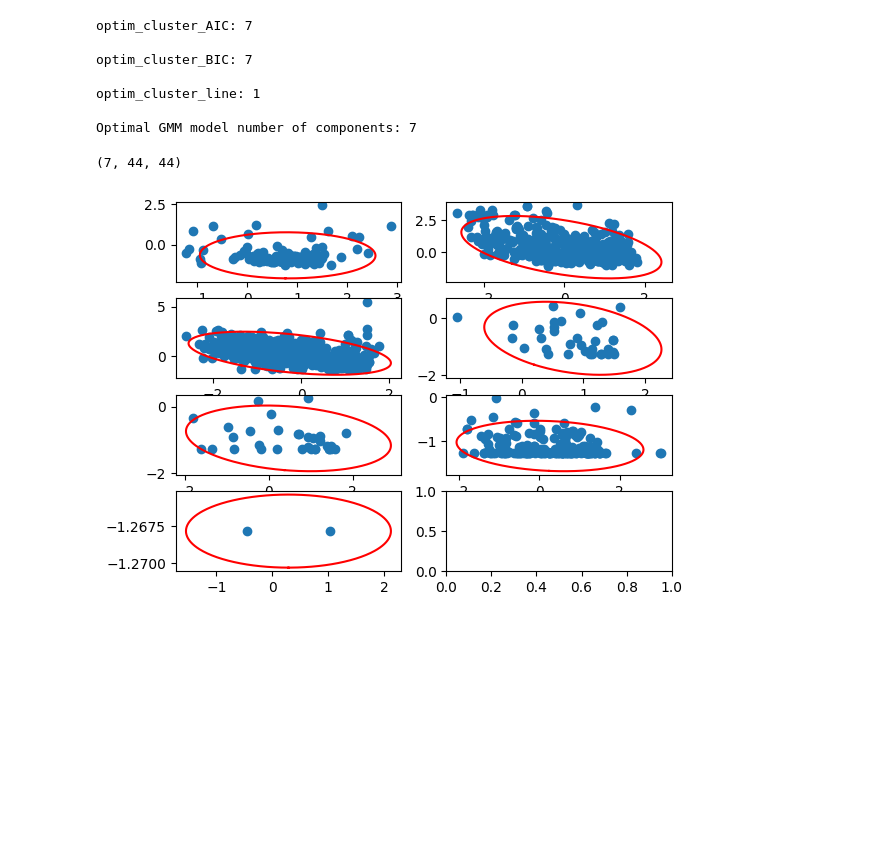
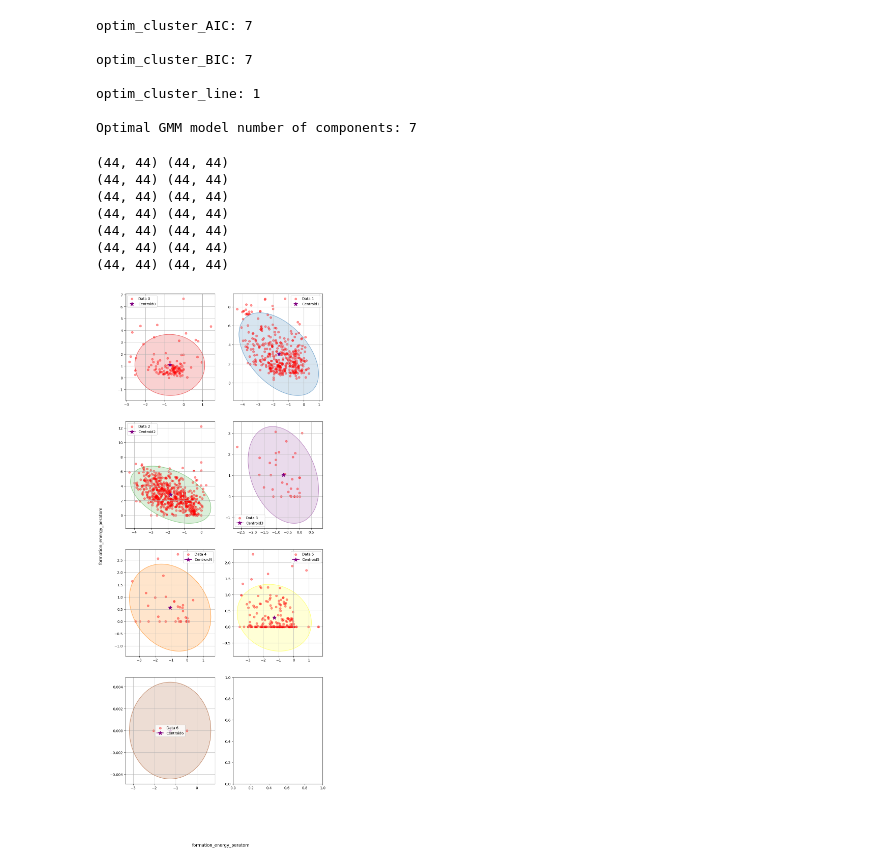
Before and after one commit to mariapasaylo/LUMENS-PV, a Jupyter notebook: ml_classifiers/KMeansMethods.ipynb, the cells around one changed output. Drawn from its saved outputs; the diff is of its cells as text; code cells hidden in the pictures; blank space fills up the shorter version.

Commit message:
Gaussian Ellipses Completed

```diff
--- a/ml_classifiers/KMeansMethods.ipynb
+++ b/ml_classifiers/KMeansMethods.ipynb
@@ -248,66 +247,83 @@ from sklearn.decomposition import PCA
 from scipy import linalg
 
 
-"""
-
-pca = PCA(n_components = 30)
-data_nd = pca.fit(df_numerical_standard)
-optim_components = np.searchsorted(pca.explained_variance_ratio_.cumsum(),0.9)+1
-pca = PCA(n_components = optim_components)
-data_nd  = pca.fit_transform(df_numerical_standard)
-df_nd = pd.DataFrame(data_nd[:,0:2], columns = ["PCA1","PCA2"])
-"""
-
 
 
 optim_GMM_model.fit(df_numerical_standard)
 optim_GMM_means = optim_GMM_model.means_
 optim_GMM_labels = optim_GMM_model.predict(df_numerical_standard)
 optim_GMM_covariances = optim_GMM_model.covariances_
-print (optim_GMM_covariances.shape)
-df_numerical_standard = pd.DataFrame(data = df_numerical_standard, columns = df_numerical.columns)
-df_numerical_standard["labels"] = optim_GMM_labels
-grouped_values = df_numerical_standard.groupby("labels")
+df_numerical["labels"] = optim_GMM_labels
+grouped_values = df_numerical.groupby("labels")
 
 #cluster_list = [df_numerical.[optim_GMM_labels = i ,] for i in range()
 #df_labels = pd.dataframe({"formula": df_numerical["formula"], "slme_10": df_slme["slme"], "optim_GMM_labels":})
 
 
-fig,axs = plt.subplots(nrows = optim_GMM_model.n_components//2+1, ncols = 2)
+fig,axs = plt.subplots(nrows = 4, ncols = 2)
+fig.set_size_inches(10, 25)
+fig.supxlabel(df_numerical.columns[0])
+fig.supylabel(df_numerical.columns[0])
+
+scale_matrix = np.vstack([scaler.scale_[i] * scaler.scale_ for i in range(len(scaler.scale_))])
+colors = ["#e41a1c",  # red
+          "#377eb8",  # blue
+          "#4daf4a",  # green
+          "#984ea3",  # purple
+          "#ff7f00",  # orange
+          "#ffff33",  # yellow
+          "#a65628"]
+#scaled_covariance = optim_GMM_covariances @ scale_matrix
+#scaled_means =  optim_GMM_means @ np.diag(scaler.scale_) + scaler.mean_
 
 
 
 for i, (mean, covariance, (label,cluster)) in enumerate(zip(optim_GMM_means, optim_GMM_covariances, grouped_values)):
     """
     Implement tomorrow I guessn
 
 
     """
-
+    print(covariance.shape,scale_matrix.shape)
+    scaled_covaraince = covariance * scale_matrix
     angle_param = np.linspace(0,2*np.pi,360)
     rotation_vec = np.vstack((np.cos(angle_param),np.sin(angle_param)))
-    eigen_val, eigen_vector = linalg.eigh(covariance[:2,:2])
+    eigen_val, eigen_vector = linalg.eigh(scaled_covaraince[0:2,0:2])
+    scaled_mean = mean @ np.diag(scaler.scale_)+scaler.mean_
+    ellipse = scaled_mean[:,np.newaxis][0:2,:] + eigen_vector @ np.diag(eigen_val**0.5*np.sqrt(5.992)) @ rotation_vec
+    #ellipse = scaler.inverse_transform(ellipse[0:1,:])
+    axs[i//2][i%2].fill(ellipse[0,:], ellipse[1,:],
+                         color=colors[i], alpha=0.2)
+    axs[i//2][i%2].plot(ellipse[0,:],ellipse[1,:],'r', color = colors[i], alpha = 0.5)
+    axs[i//2][i%2].scatter(cluster.values[:,0],cluster.values[:,1],alpha = 0.4, color = "red", label = f"Data {i}" )
+    axs[i//2][i%2].plot(scaled_mean[0],scaled_mean[1],color = "purple",marker = "*",markersize = 12, label = f"Centroid{i}")
+    axs[i//2][i%2].grid()
+    axs[i//2][i%2].legend()
 
+    #axs[i//2][i%2].set_aspect('equal', adjustable='datalim')
 
-    ellpise = mean[:,np.newaxis][:2,:] + eigen_vector @ np.diag(eigen_val**0.5*np.sqrt(5.992)) @ rotation_vec
-    axs[i//2][i%2].plot(ellpise[0,:],ellpise[1,:],'r')
-    axs[i//2][i%2].scatter(cluster.values[:,0],cluster.values[:,1])
 
      # Project mean to 2D (first two features)
 
 
 
 
 
 
 
 
 
 
 
 
 
 #GMM_clusters =
 # %% [output]
-(7, 44, 44)
+(44, 44) (44, 44)
+(44, 44) (44, 44)
+(44, 44) (44, 44)
+(44, 44) (44, 44)
+(44, 44) (44, 44)
+(44, 44) (44, 44)
+(44, 44) (44, 44)
-[figure, old version]
+[figure, new version]
```
Also changed, not shown: parts of 2 cells of this notebook, 1 other file.
